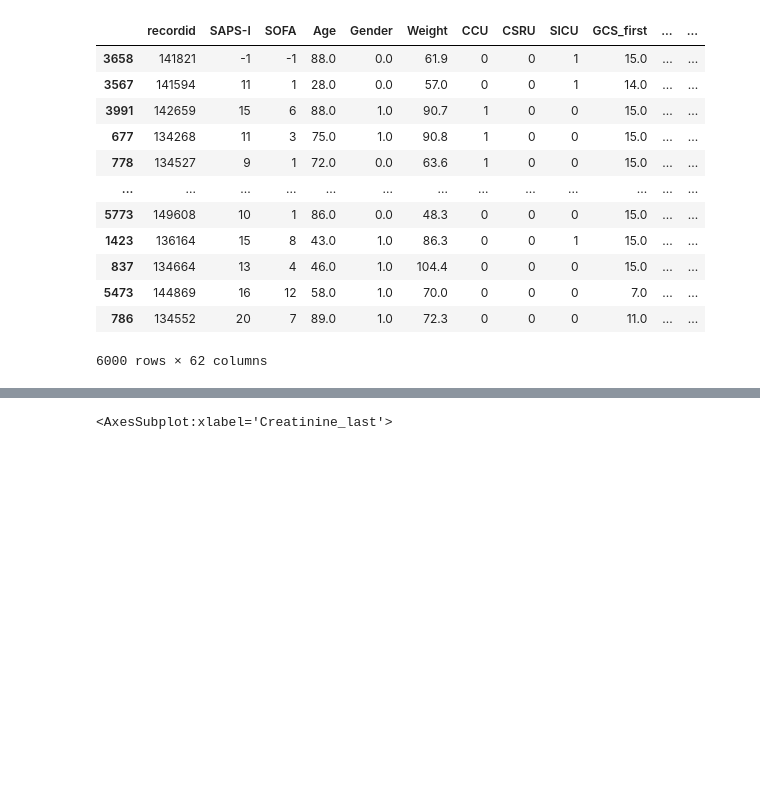
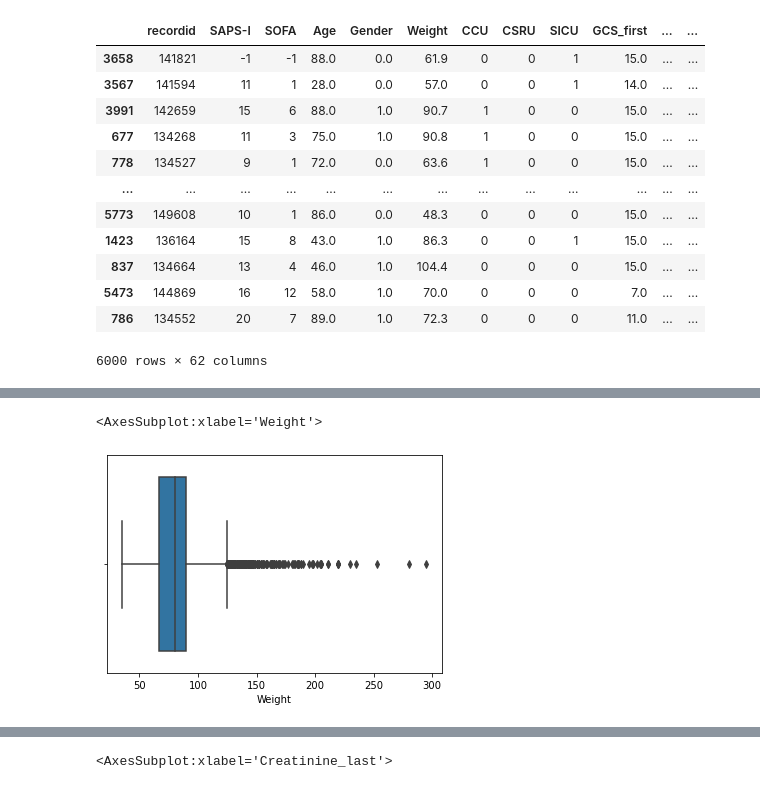
Before and after one commit to GabrieleCalamai/ICU-challenge, a Jupyter notebook: Challenge.ipynb, the cells around one changed output, grey strips where cells are left out. Drawn from its saved outputs; the diff is of its cells as text; code cells hidden in the pictures; blank space fills up the shorter version.

```diff
--- a/Challenge.ipynb
+++ b/Challenge.ipynb
@@ -220,0 +249,5 @@ T.Glucose_first.hist(figsize=(5,5)) HR_first
+# %%
+sns.boxplot(x=T['Weight'])
+# %% [output]
+<AxesSubplot:xlabel='Weight'>
+[figure, added]
```
Also changed, not shown: parts of 32 cells of this notebook.
